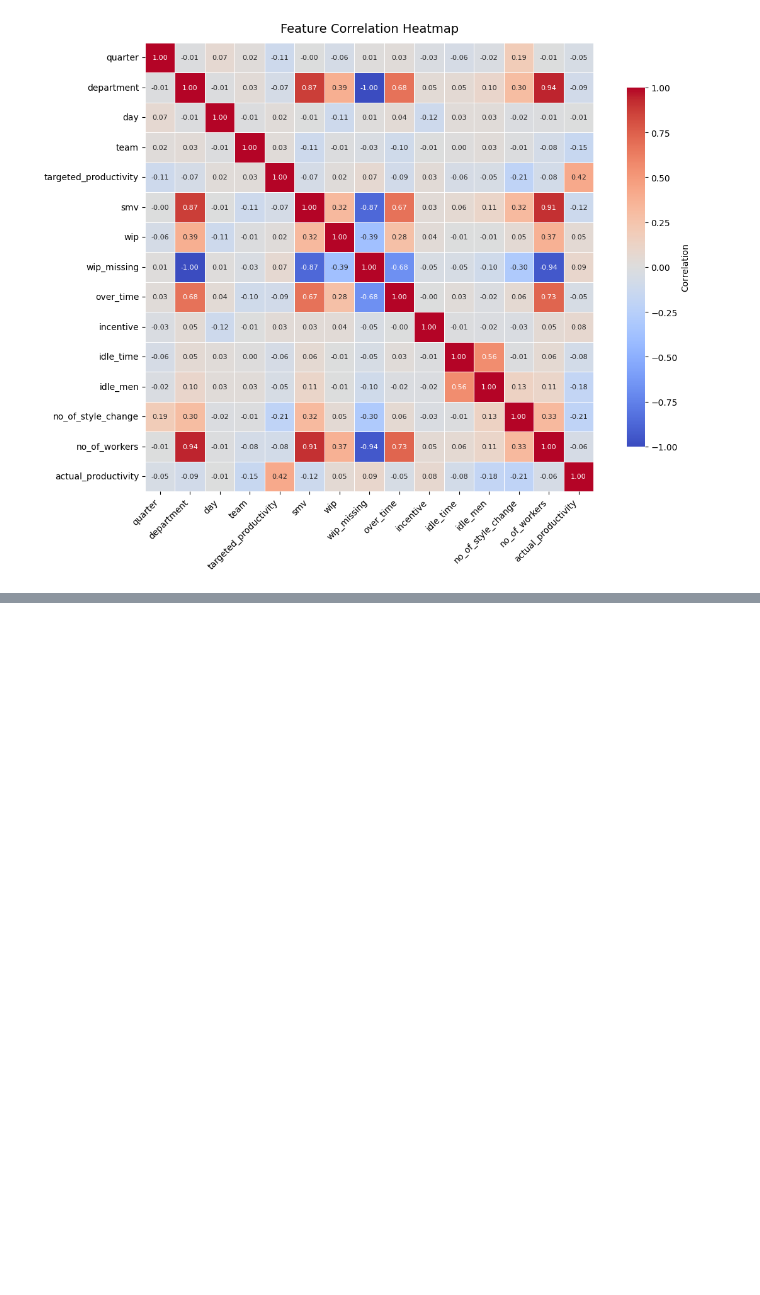
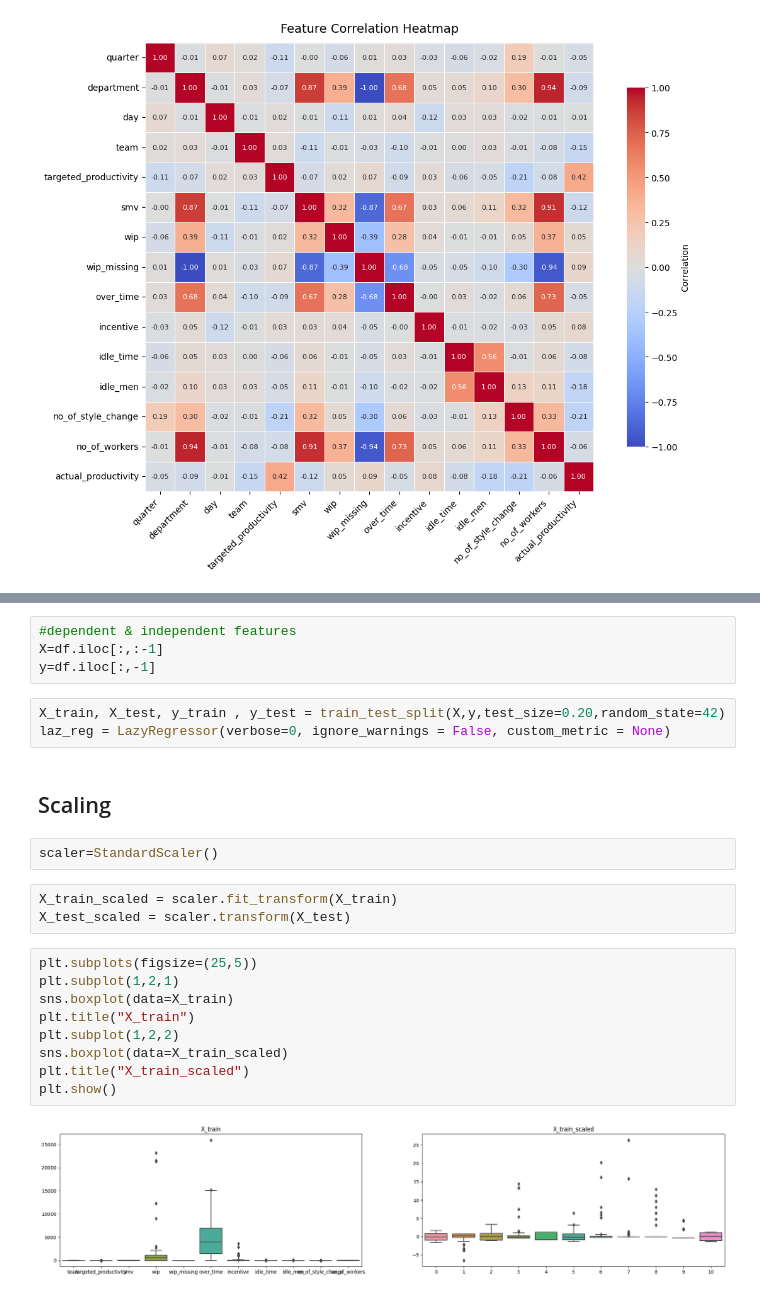
Before and after one commit to byydev/Predictionofproductivity_regression, a Jupyter notebook: Prediction_of_productivity_regression.ipynb, the cells around one changed output, grey strips where cells are left out. Cells and saved outputs as stored; diff of their text form; blank space fills up the shorter version.

```diff
--- a/Prediction_of_productivity_regression.ipynb
+++ b/Prediction_of_productivity_regression.ipynb
@@ -322,0 +353,25 @@ plt.show()
+# %%
+#dependent & independent features
+X=df.iloc[:,:-1]
+y=df.iloc[:,-1]
+# %%
+X_train, X_test, y_train , y_test = train_test_split(X,y,test_size=0.20,random_state=42)
+laz_reg = LazyRegressor(verbose=0, ignore_warnings = False, custom_metric = None)
+# %% [markdown]
+## Scaling
+# %%
+scaler=StandardScaler()
+# %%
+X_train_scaled = scaler.fit_transform(X_train)
+X_test_scaled = scaler.transform(X_test)
+# %%
+plt.subplots(figsize=(25,5))
+plt.subplot(1,2,1)
+sns.boxplot(data=X_train)
+plt.title("X_train")
+plt.subplot(1,2,2)
+sns.boxplot(data=X_train_scaled)
+plt.title("X_train_scaled")
+plt.show()
+# %% [output]
+[figure, added]
```
Also changed, not shown: parts of 14 cells of this notebook.
